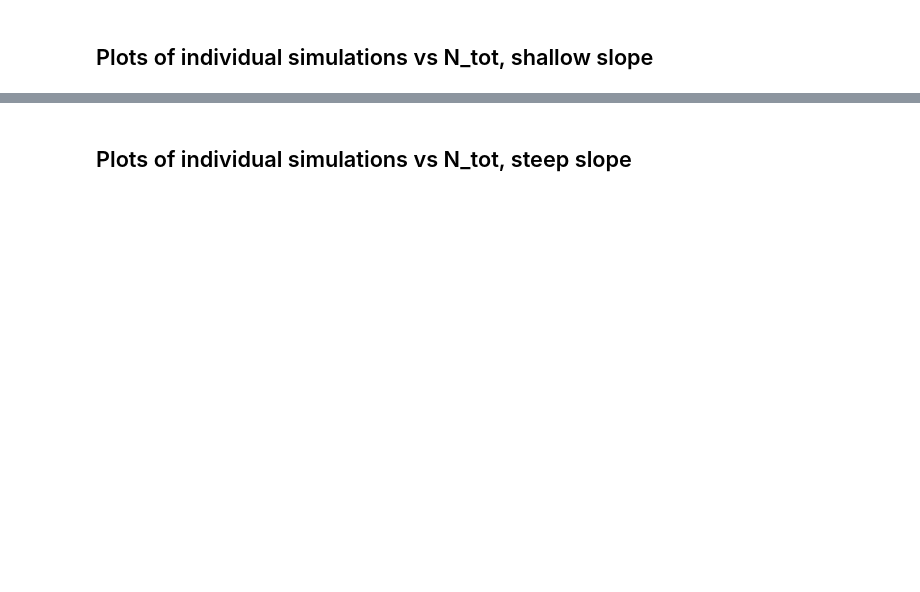
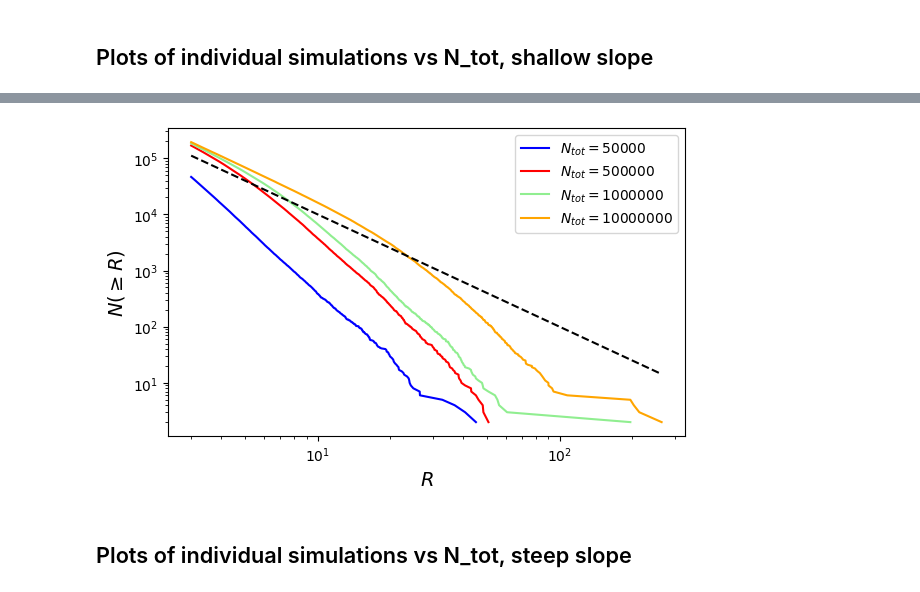
Before and after one commit to seanmason/saturation, a Jupyter notebook: notebooks/thesis/Chapter4/SingleSimulationPlots.ipynb, the cells around one changed output, grey strips where cells are left out. Cells and saved outputs as stored; diff of their text form; code cells hidden in the pictures; blank space fills up the shorter version.

```diff
--- a/notebooks/thesis/Chapter4/SingleSimulationPlots.ipynb
+++ b/notebooks/thesis/Chapter4/SingleSimulationPlots.ipynb
@@ -54,7 +41,7 @@ data = data.select(
 data = join_configs(data, configs_df, spark)
 # %%
 configs_dict = dict()
-for config_file in glob.glob(f"{base_path}/config/config_*.yaml"):
+for config_file in glob.glob(f"{base_path}/config/config*.yaml"):
     for run_config in read_config(Path(config_file))["run_configurations"]:
         configs_dict.update(run_config)
 # %%
@@ -89,4 +89,4 @@ configs_pdf[configs_pdf.slope.between(1.0, 1.1)]
 # %%
-# Choosing simulation 5228
-simulation_id = 5228
+# Choosing simulation 1
+simulation_id = 4
 configs_pdf[configs_pdf.simulation_id == simulation_id]
@@ -113,5 +131,5 @@ plt.show()
 # %%
-target_ntots = [250, 500, 2000, 5000]
+target_ntots = [50000, 500000, 1000000, 10000000]
 study_region_size = configs_dict[simulation_id]["study_region_size"]
 study_region_padding = configs_dict[simulation_id]["study_region_padding"]
 
@@ -140,7 +158,9 @@ states[500].radius.mean()
 # %%
-fig = plot_csfds_for_multiple_n_tot(states, reference_slope=1.065, reference_intercept=7e3)
+fig = plot_csfds_for_multiple_ntot(states, reference_slope=2.0, reference_intercept=1e6)
 fig.savefig("figures/shallow_slope_csfds.png", bbox_inches="tight")
 plt.show()
+# %% [output]
+[figure, added]
 # %%
 fig = plt.figure(figsize=(6, 6))
 ax = fig.add_subplot(111)
```
Also changed, not shown: parts of 17 cells of this notebook, 46 other files.
